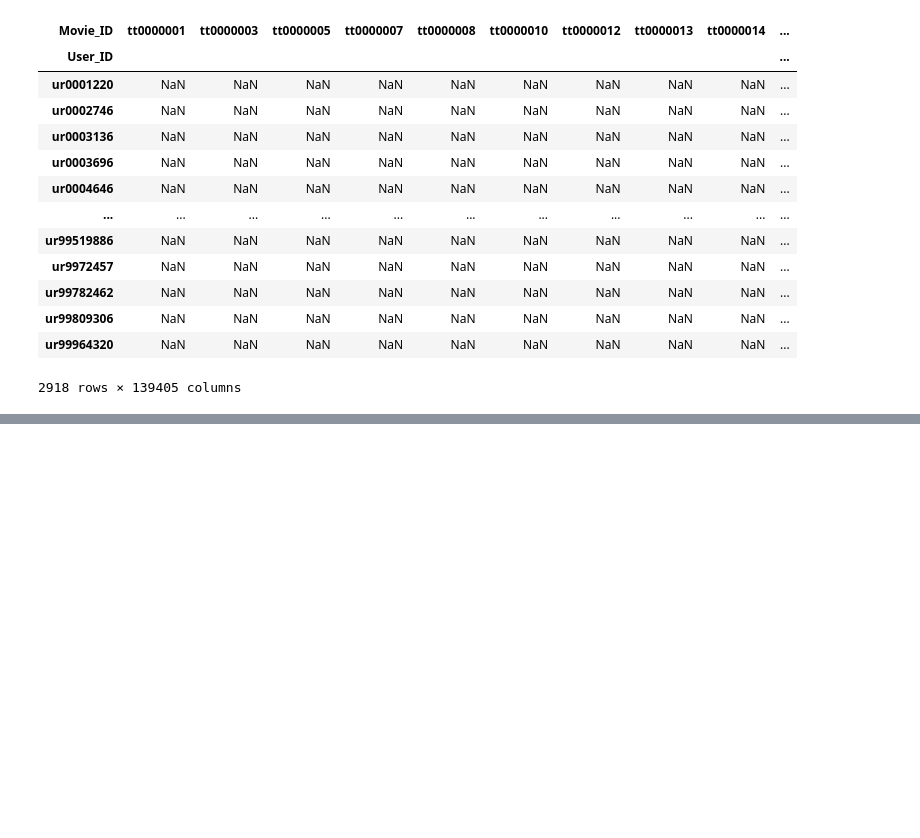
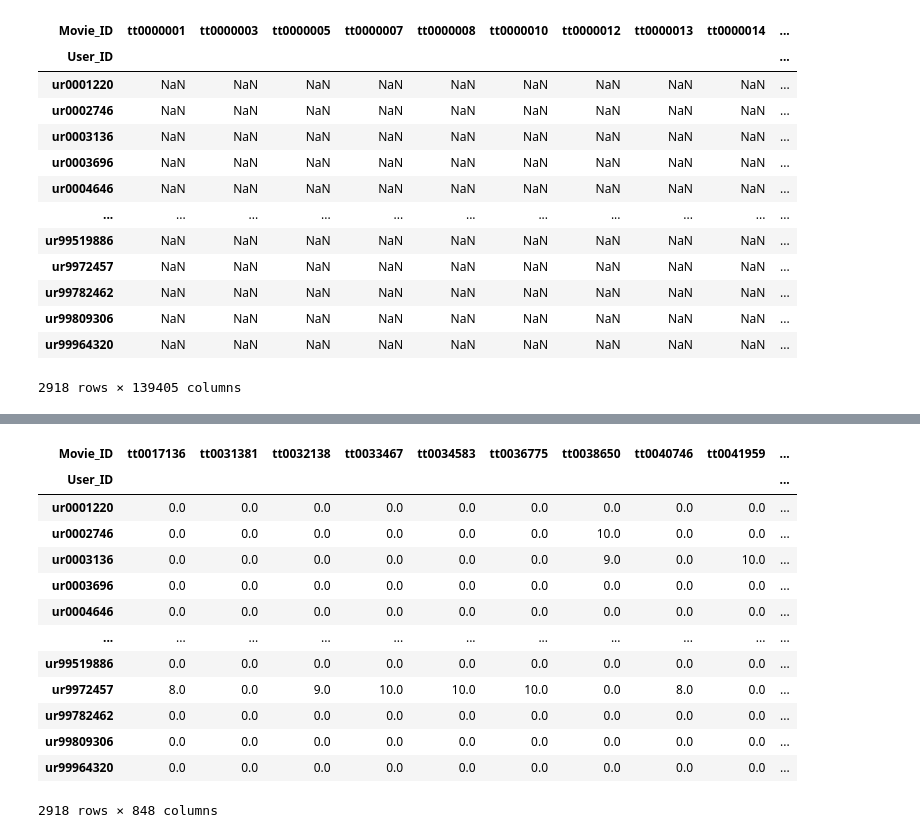
Before and after one commit to Panoskontos/Movie_reccomendation, a Jupyter notebook: main.ipynb, the cells around one changed output, grey strips where cells are left out. Drawn from its saved outputs; the diff is of its cells as text; code cells hidden in the pictures; blank space fills up the shorter version.

```diff
--- a/main.ipynb
+++ b/main.ipynb
@@ -214,0 +221,19 @@ plt.show()
+# %%
+# replace missing values with 0
+R.fillna(0, inplace=True)
+R
+# %% [output]
+| Movie_ID | tt0017136 | tt0031381 | tt0032138 | tt0033467 | tt0034583 | tt0036775 | tt0038650 | tt0040746 | tt0041959 | ... |
+| User_ID |  |  |  |  |  |  |  |  |  | ... |
+| ur0001220 | 0.0 | 0.0 | 0.0 | 0.0 | 0.0 | 0.0 | 0.0 | 0.0 | 0.0 | ... |
+| ur0002746 | 0.0 | 0.0 | 0.0 | 0.0 | 0.0 | 0.0 | 10.0 | 0.0 | 0.0 | ... |
+| ur0003136 | 0.0 | 0.0 | 0.0 | 0.0 | 0.0 | 0.0 | 9.0 | 0.0 | 10.0 | ... |
+| ur0003696 | 0.0 | 0.0 | 0.0 | 0.0 | 0.0 | 0.0 | 0.0 | 0.0 | 0.0 | ... |
+| ur0004646 | 0.0 | 0.0 | 0.0 | 0.0 | 0.0 | 0.0 | 0.0 | 0.0 | 0.0 | ... |
+| ... | ... | ... | ... | ... | ... | ... | ... | ... | ... | ... |
+| ur99519886 | 0.0 | 0.0 | 0.0 | 0.0 | 0.0 | 0.0 | 0.0 | 0.0 | 0.0 | ... |
+| ur9972457 | 8.0 | 0.0 | 9.0 | 10.0 | 10.0 | 10.0 | 0.0 | 8.0 | 0.0 | ... |
+| ur99782462 | 0.0 | 0.0 | 0.0 | 0.0 | 0.0 | 0.0 | 0.0 | 0.0 | 0.0 | ... |
+| ur99809306 | 0.0 | 0.0 | 0.0 | 0.0 | 0.0 | 0.0 | 0.0 | 0.0 | 0.0 | ... |
+| ur99964320 | 0.0 | 0.0 | 0.0 | 0.0 | 0.0 | 0.0 | 0.0 | 0.0 | 0.0 | ... |
+2918 rows × 848 columns
```
Also changed, not shown: parts of 13 cells of this notebook, 1 other file.
